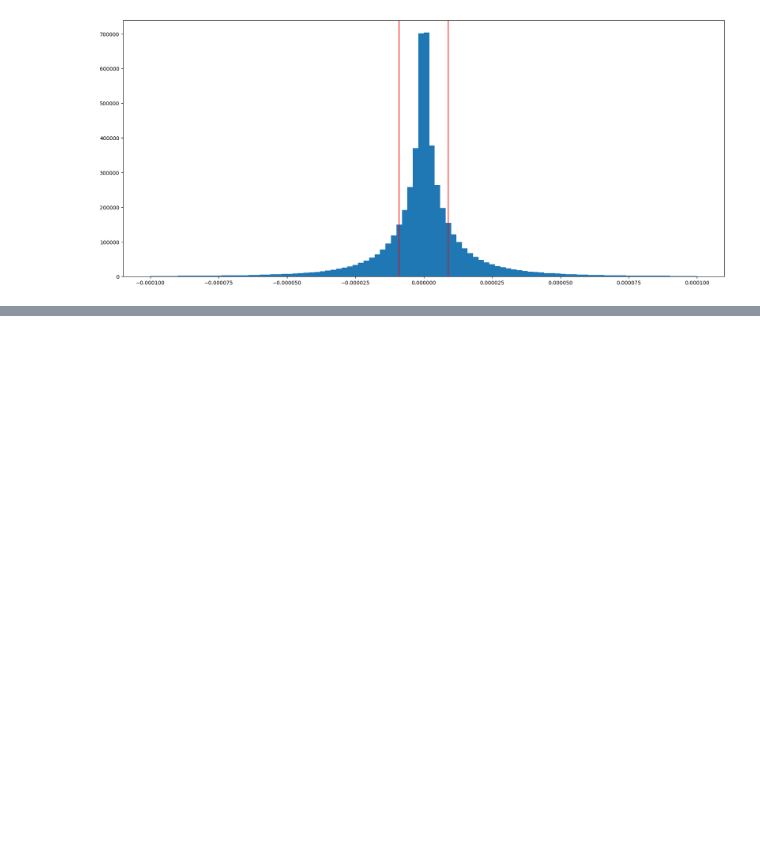
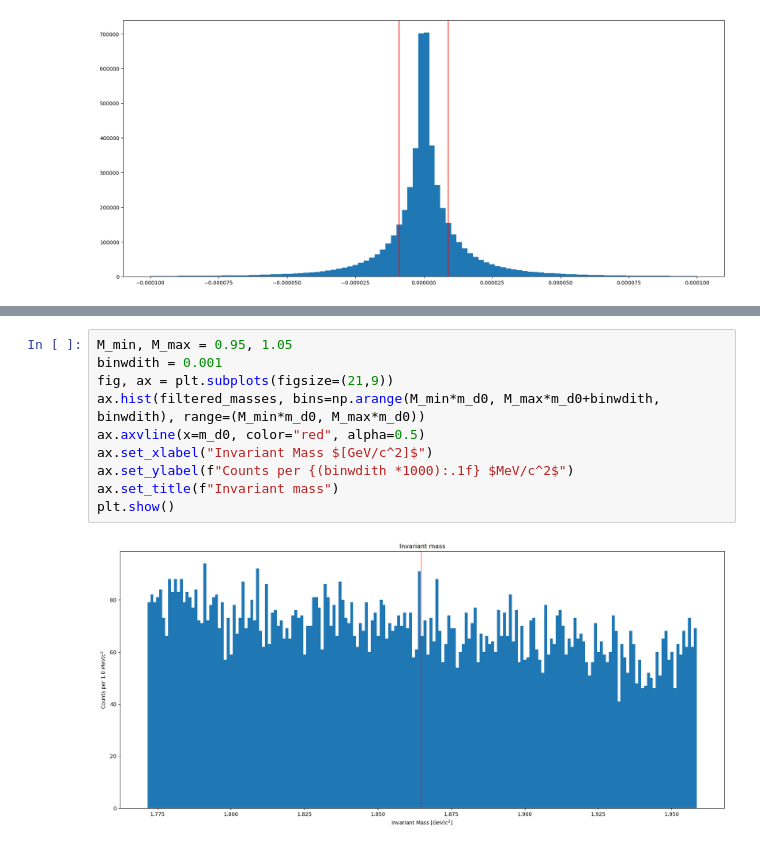
Before and after one commit to LeoPi314/LCPB_Project, a Jupyter notebook: AdcancedPairAnalysis.ipynb, the cells around one changed output, grey strips where cells are left out. Cells and saved outputs as stored; diff of their text form; blank space fills up the shorter version.

```diff
--- a/AdcancedPairAnalysis.ipynb
+++ b/AdcancedPairAnalysis.ipynb
@@ -153,0 +154,12 @@ plt.show()
+# %%
+M_min, M_max = 0.95, 1.05
+binwdith = 0.001
+fig, ax = plt.subplots(figsize=(21,9))
+ax.hist(filtered_masses, bins=np.arange(M_min*m_d0, M_max*m_d0+binwdith, binwdith), range=(M_min*m_d0, M_max*m_d0))
+ax.axvline(x=m_d0, color="red", alpha=0.5)
+ax.set_xlabel("Invariant Mass $[GeV/c^2]$")
+ax.set_ylabel(f"Counts per {(binwdith *1000):.1f} $MeV/c^2$")
+ax.set_title(f"Invariant mass")
+plt.show()
+# %% [output]
+[figure, added]
```
Also changed, not shown: parts of 1 cell of this notebook, 2 other files.
